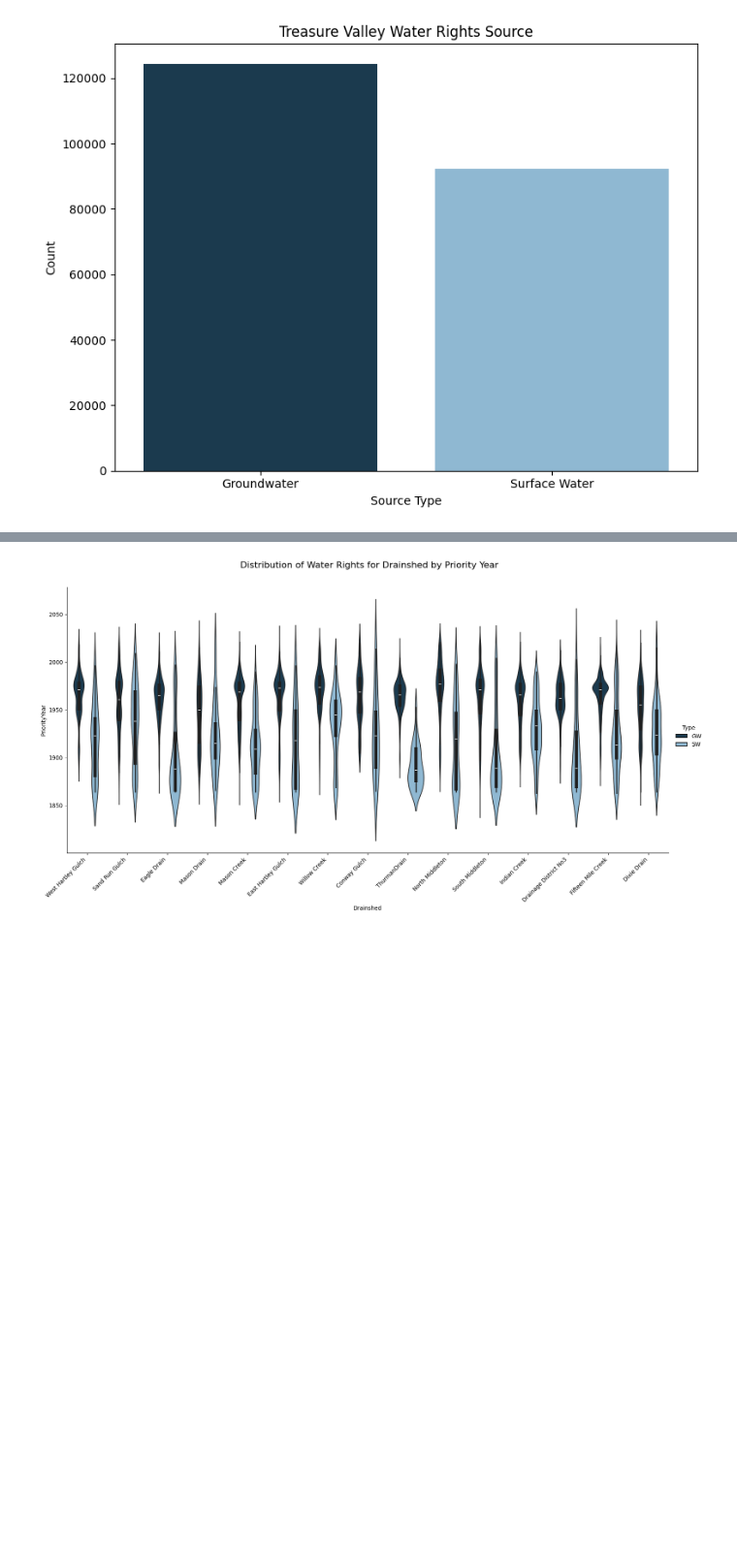
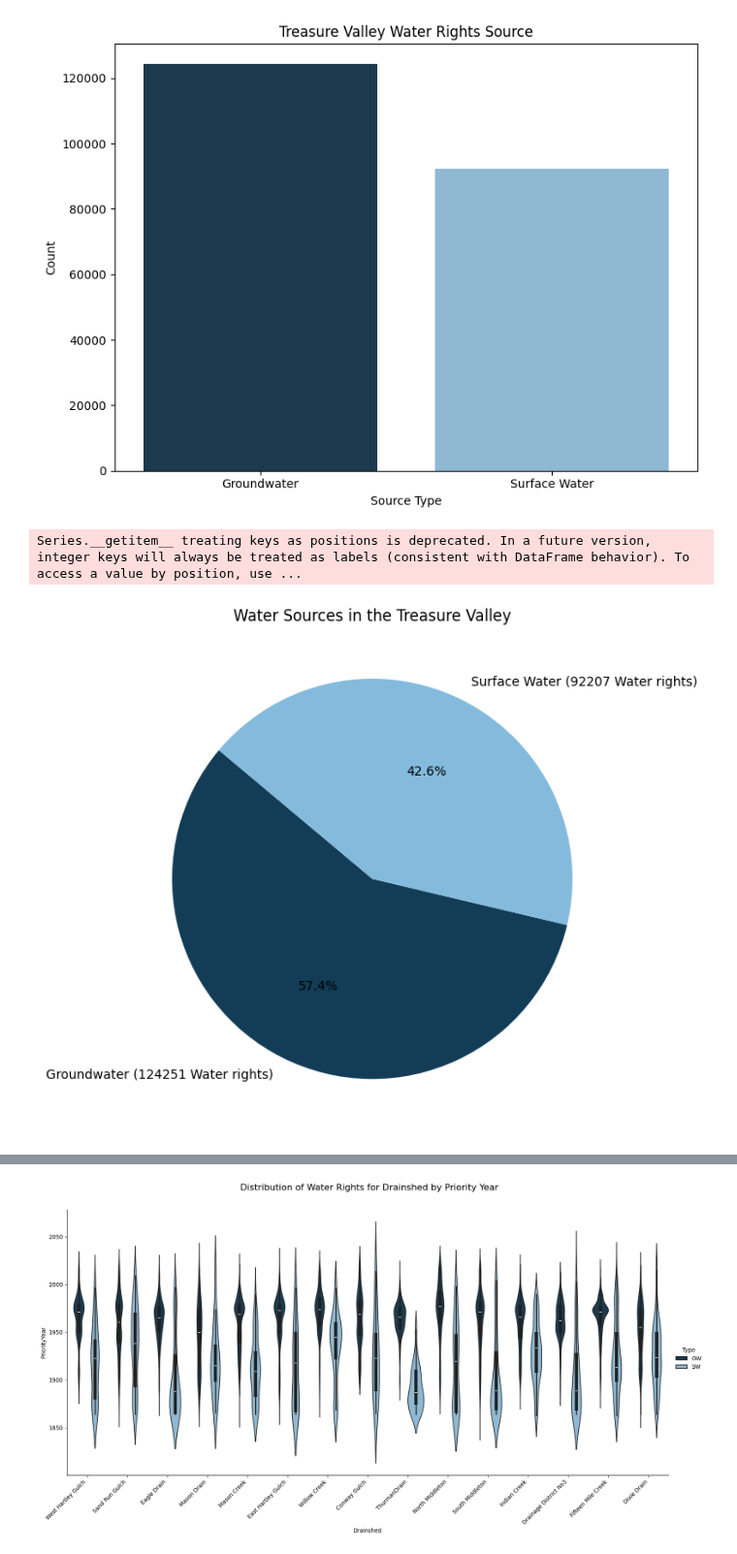
Before and after one commit to carlibeisel/Drains_Lower_Boise_River, a Jupyter notebook: *water_rights.ipynb, the cells around one changed output, grey strips where cells are left out. Shown at 97% size. Drawn from its saved outputs; the diff is of its cells as text; code cells hidden in the pictures; blank space fills up the shorter version.

```diff
--- a/*water_rights.ipynb
+++ b/*water_rights.ipynb
@@ -394,6 +394,41 @@ Passing `palette` without assigning `hue` is deprecated and will be removed in v
 
   sns.barplot(x=counts.index, y=counts.values, palette=custom_colors)
 [figure]
+# %%
+# ----------------------------------- #
+#   Figure for SW/GW in LBRB (pie)    #
+# ----------------------------------- #
+
+# pie chart of total WR count in SW/GW
+
+data = pd.read_csv('/content/drive/MyDrive/Data/Model Modifications/water_rights/lbrb_water_rights.csv')
+data['Source'] = data['Source'].astype(str)
+
+groundwater = data[data['Source'] == 'GROUND WATER']
+surface_water = data[data['Source'] != 'GROUND WATER']
+
+# count the number of water rights for groundwater and surface water
+counts = pd.Series({
+    'Groundwater': len(groundwater),
+    'Surface Water': len(surface_water)
+})
+
+# create a pie chart
+plt.figure(figsize=(8, 6))
+wedges, texts, autotexts = plt.pie(counts, labels=counts.index, autopct='%1.1f%%', startangle=140, colors=['#133C56', '#84BBDD'])
+
+# add the total number of water rights to the labels
+for i, text in enumerate(texts):
+    text.set_text(f"{text.get_text()} ({counts[i]} Water rights)")
+
+plt.title('Water Sources in the Treasure Valley')
+
+plt.tight_layout()
+plt.savefig('/content/drive/MyDrive/Carli Thesis/Figures/Water Rights/wr_count_pie.png')
+plt.show()
+# %% [output]
+Series.__getitem__ treating keys as positions is deprecated. In a future version, integer keys will always be treated as labels (consistent with DataFrame behavior). To access a value by position, use ...
+[figure, added]
 # %%
 # ----------------------------------- #
 #   Figure for SW/GW in LBRB (pie)    #
```
Also changed, not shown: parts of 2 cells of this notebook.
